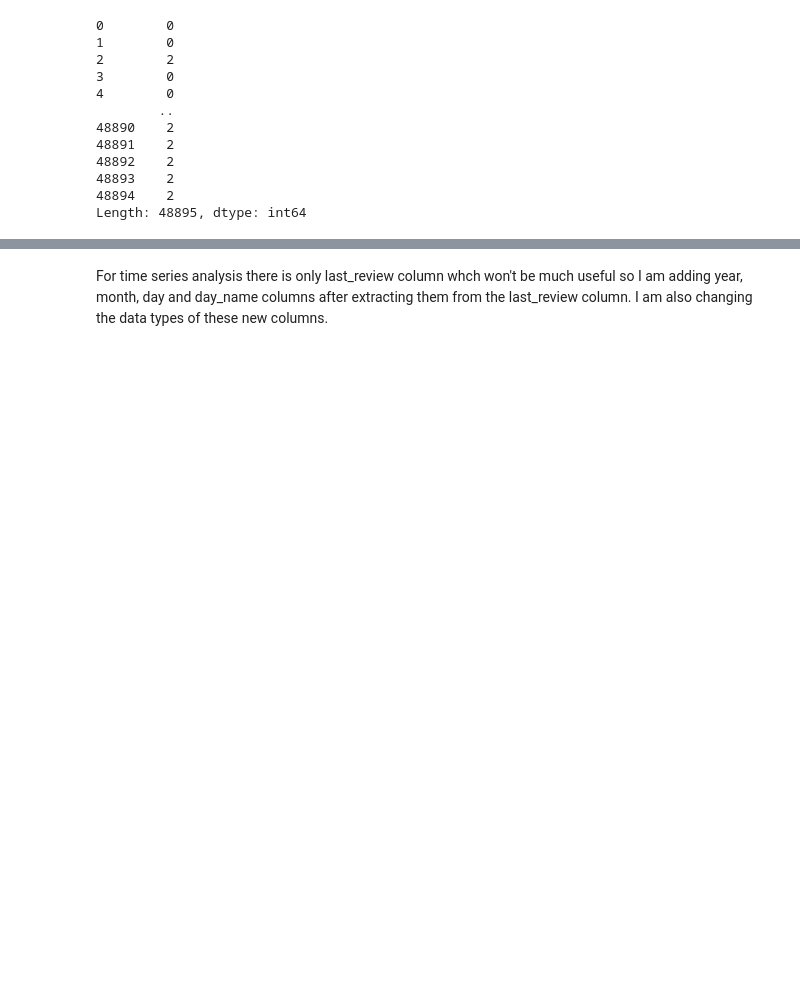
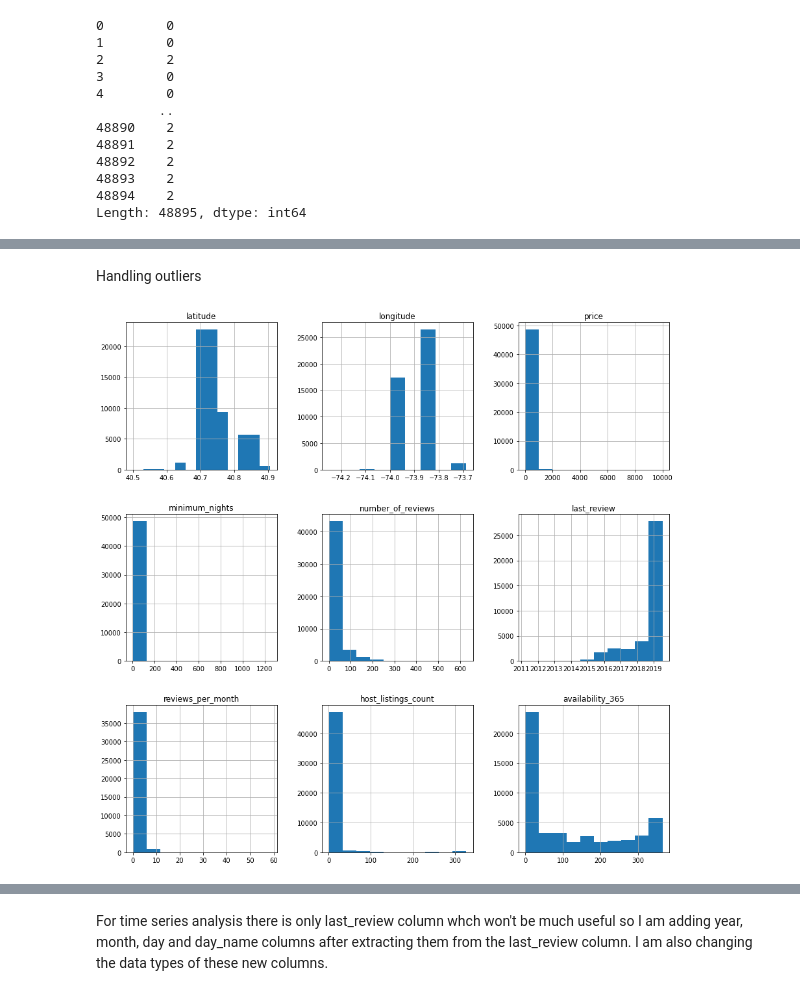
Before and after one commit to unpatel1/AirbnbNYC2019, a Jupyter notebook: AirbnbNYC2019.ipynb, the cells around one changed output, grey strips where cells are left out. Saved outputs shown, nothing was run; the diff lists cells and outputs as text; code cells hidden in the pictures; blank space fills up the shorter version.

```diff
--- a/AirbnbNYC2019.ipynb
+++ b/AirbnbNYC2019.ipynb
@@ -314,0 +321,7 @@ airbnb[num_missing_by_row > 0]
+# %% [markdown]
+Handling outliers
+# %%
+airbnb.hist(figsize = (15,15))
+plt.show()
+# %% [output]
+[figure, added]
```
Also changed, not shown: parts of 47 cells of this notebook.
